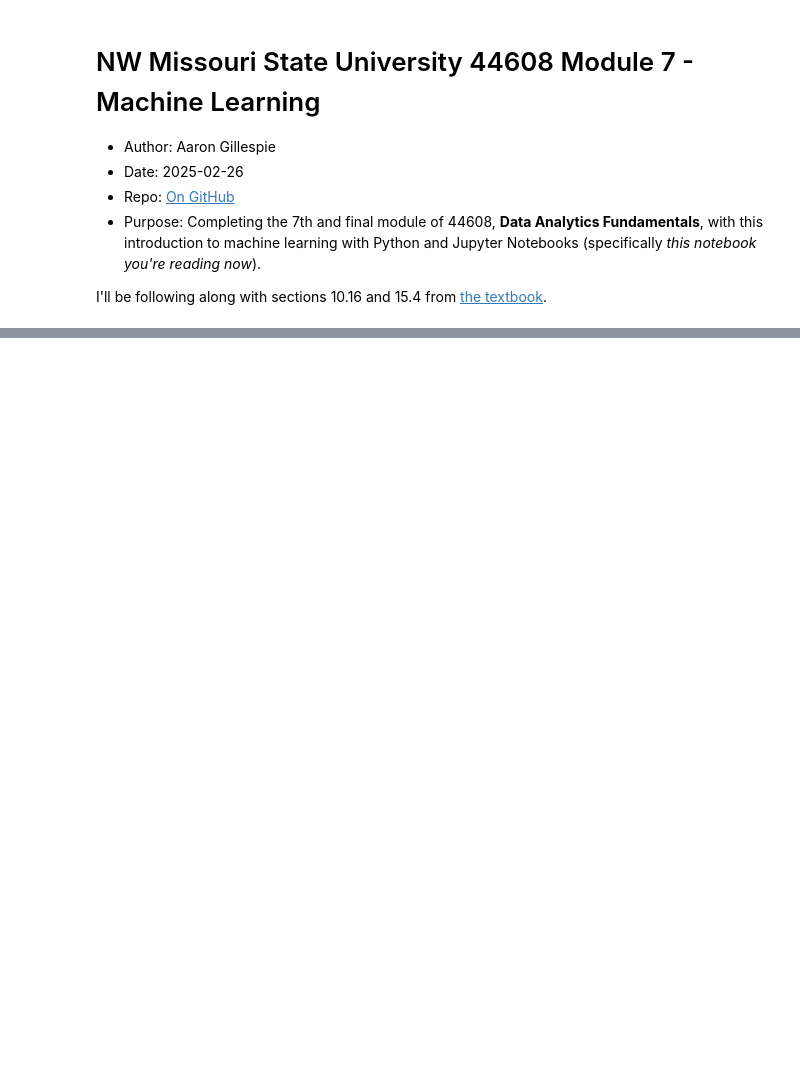
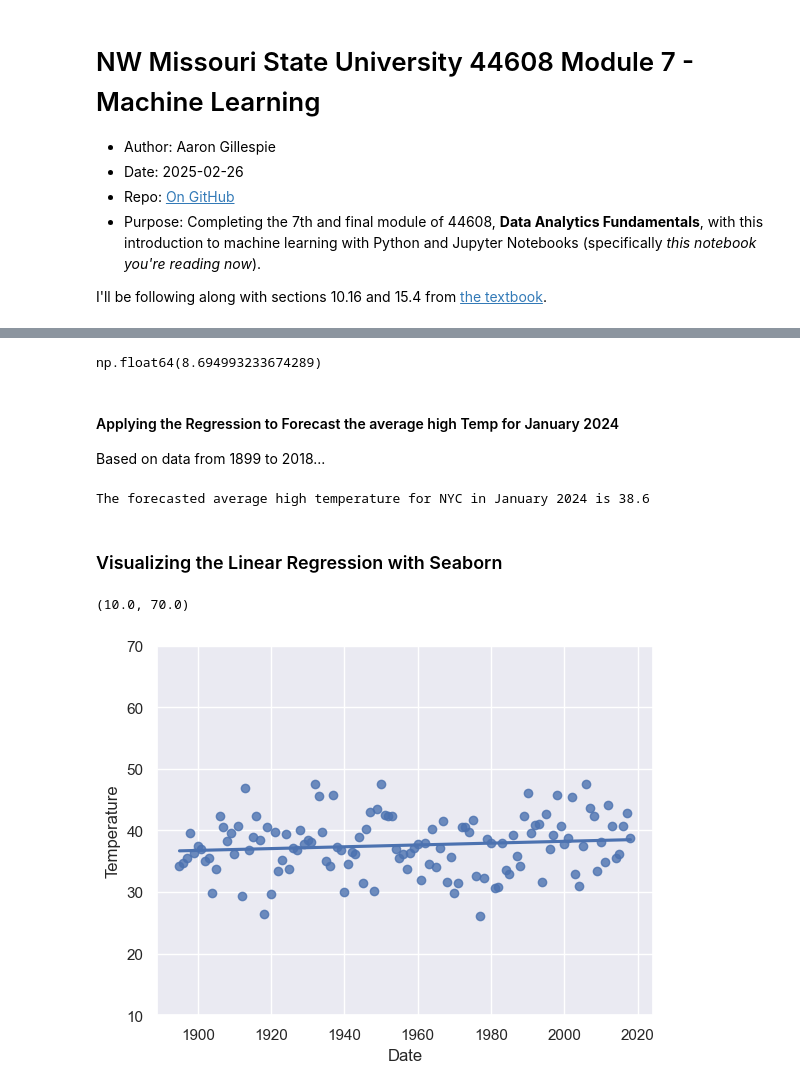
Before and after one commit to aarongilly/datafun-07-ml, a Jupyter notebook: gillespie_ml.ipynb, the cells around one changed output, grey strips where cells are left out. Drawn from its saved outputs; the diff is of its cells as text; code cells hidden in the pictures; blank space fills up the shorter version.

```diff
--- a/gillespie_ml.ipynb
+++ b/gillespie_ml.ipynb
@@ -38,0 +47,3 @@ y_label = axes.set_ylabel('Celsius')
+# %%
+# Load the dataset from file
+nyc_df = pd.read_csv('ave_hi_nyc_jan_1895-2018.csv')
@@ -38,0 +80,9 @@ y_label = axes.set_ylabel('Celsius')
+# %%
+# retitling 'value' column
+nyc_df.columns = ['Date', 'Temperature', 'Anomaly']
+
+# converting date column to something more readable
+nyc_df.Date = nyc_df.Date.floordiv(100)
+
+# Observing the column name change
+nyc_df.head()
@@ -38,0 +127,24 @@ y_label = axes.set_ylabel('Celsius')
+# %%
+linear_regression.intercept
+# %% [output]
+np.float64(8.694993233674289)
+# %% [markdown]
+#### Applying the Regression to Forecast the average high Temp for January 2024
+
+Based on data from 1899 to 2018...
+# %%
+forecast = linear_regression.slope * 2024 + linear_regression.intercept
+
+pretty_number = '{:,.1f}'.format(forecast)
+print('The forecasted average high temperature for NYC in January 2024 is', pretty_number)
+# %% [output]
+The forecasted average high temperature for NYC in January 2024 is 38.6
+# %% [markdown]
+### Visualizing the Linear Regression with Seaborn
+# %%
+sns.set(style='darkgrid')
+axes = sns.regplot(x='Date', y='Temperature', data=nyc_df, ci=None)
+axes.set_ylim(10, 70)
+# %% [output]
+(10.0, 70.0)
+[figure, added]
```
Also changed, not shown: parts of 18 cells of this notebook, 1 other file.
